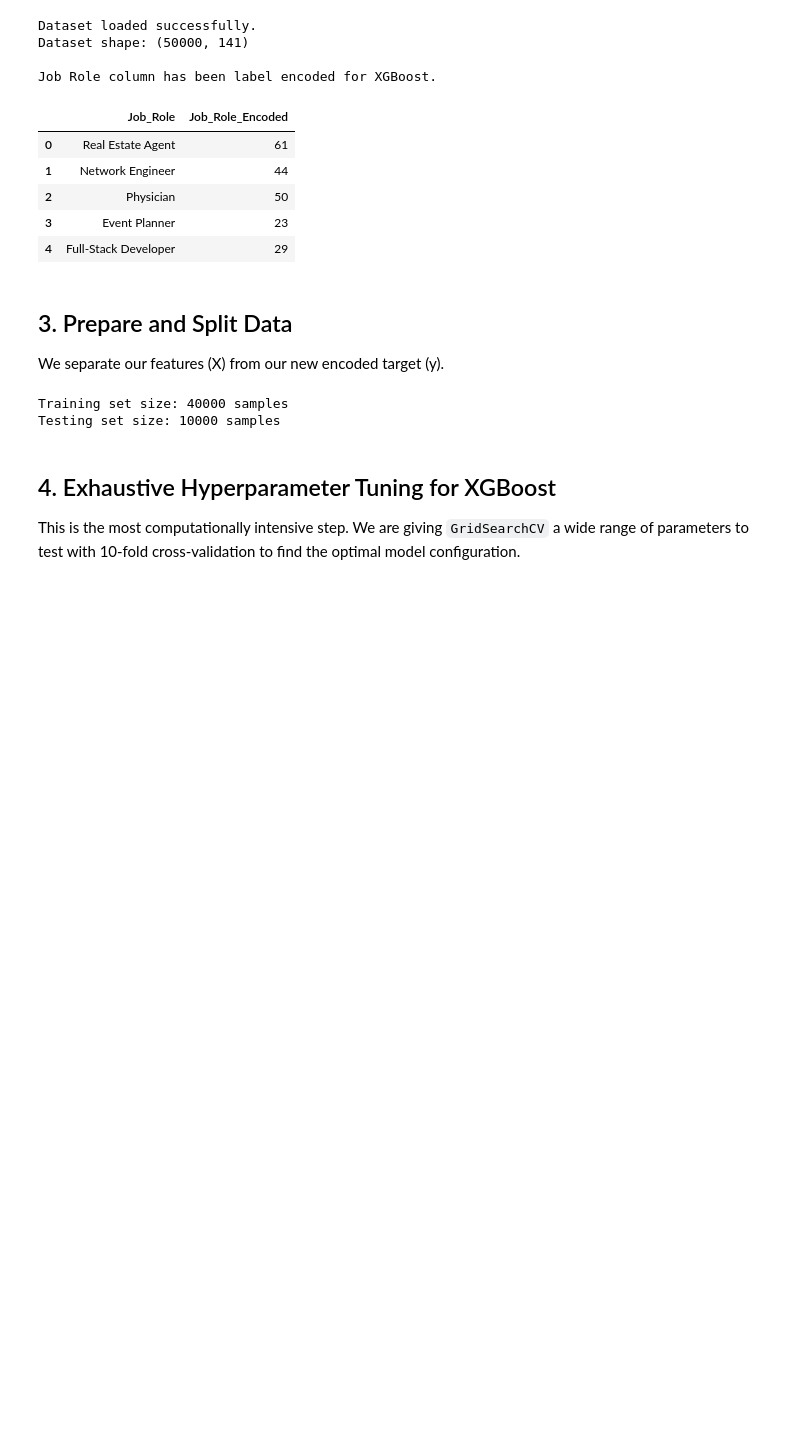
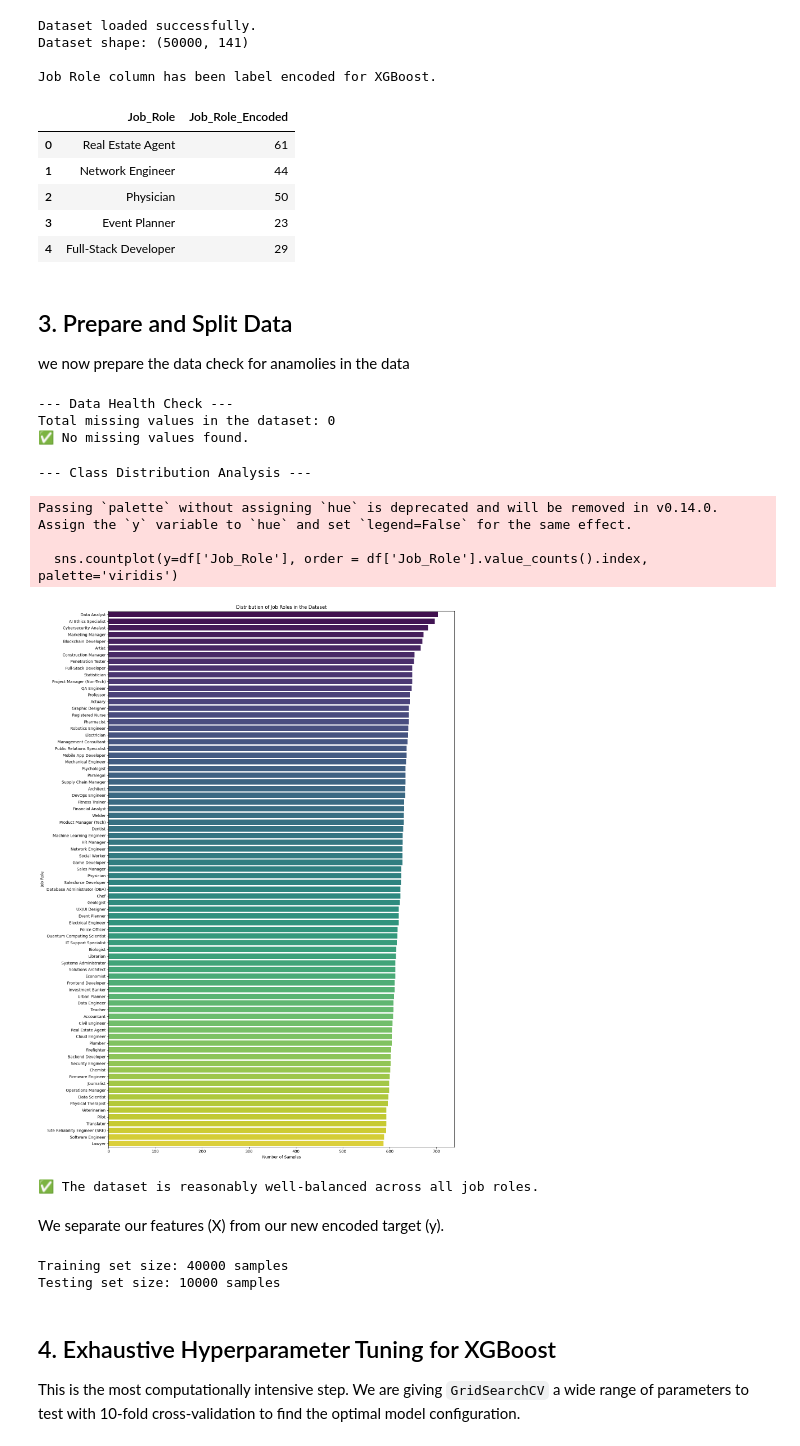
Before and after one commit to saikat0506/1_job_role_suggestor_git, a Jupyter notebook: JOB_Role_Suggestor_ML_backend/model_training/training_XGboost.ipynb, the cells around one changed output. Saved outputs shown, nothing was run; the diff lists cells and outputs as text; code cells hidden in the pictures; blank space fills up the shorter version.

```diff
--- a/JOB_Role_Suggestor_ML_backend/model_training/training_XGboost.ipynb
+++ b/JOB_Role_Suggestor_ML_backend/model_training/training_XGboost.ipynb
@@ -69,7 +69,45 @@ Job Role column has been label encoded for XGBoost.
 
  ## 3. Prepare and Split Data
 
- We separate our features (X) from our new encoded target (y).
+we now prepare the data check for anamolies in the data
+# %%
+# --- 3.1 Data Health Check ---
+print("--- Data Health Check ---")
+missing_values = df.isnull().sum().sum()
+print(f"Total missing values in the dataset: {missing_values}")
+if missing_values == 0:
+    print("✅ No missing values found.")
+else:
+    print("Warning: Missing values detected. Consider an imputation strategy.")
+# %% [output]
+--- Data Health Check ---
+Total missing values in the dataset: 0
+✅ No missing values found.
+# %%
+# --- 3.2 Class Distribution Analysis ---
+print("\n--- Class Distribution Analysis ---")
+plt.figure(figsize=(15, 20))
+sns.countplot(y=df['Job_Role'], order = df['Job_Role'].value_counts().index, palette='viridis')
+plt.title('Distribution of Job Roles in the Dataset')
+plt.xlabel('Number of Samples')
+plt.ylabel('Job Role')
+plt.tight_layout()
+plt.show()
+
+role_counts = df['Job_Role'].value_counts()
+if (role_counts.max() / role_counts.min()) < 1.2:
+    print("✅ The dataset is reasonably well-balanced across all job roles.")
+else:
+    print("Note: There is a notable imbalance in the class distribution.")
+# %% [output]
+--- Class Distribution Analysis ---
+Passing `palette` without assigning `hue` is deprecated and will be removed in v0.14.0. Assign the `y` variable to `hue` and set `legend=False` for the same effect.
+
+  sns.countplot(y=df['Job_Role'], order = df['Job_Role'].value_counts().index, palette='viridis')
+[figure, added]
+✅ The dataset is reasonably well-balanced across all job roles.
+# %% [markdown]
+ We separate our features (X) from our new encoded target (y).
 # %%
 # --- Define Features (X) and Target (y) ---
 X = df.drop(['Job_Role', 'Job_Role_Encoded'], axis=1)
```
Also changed, not shown: parts of 12 cells of this notebook, 5 other files.
